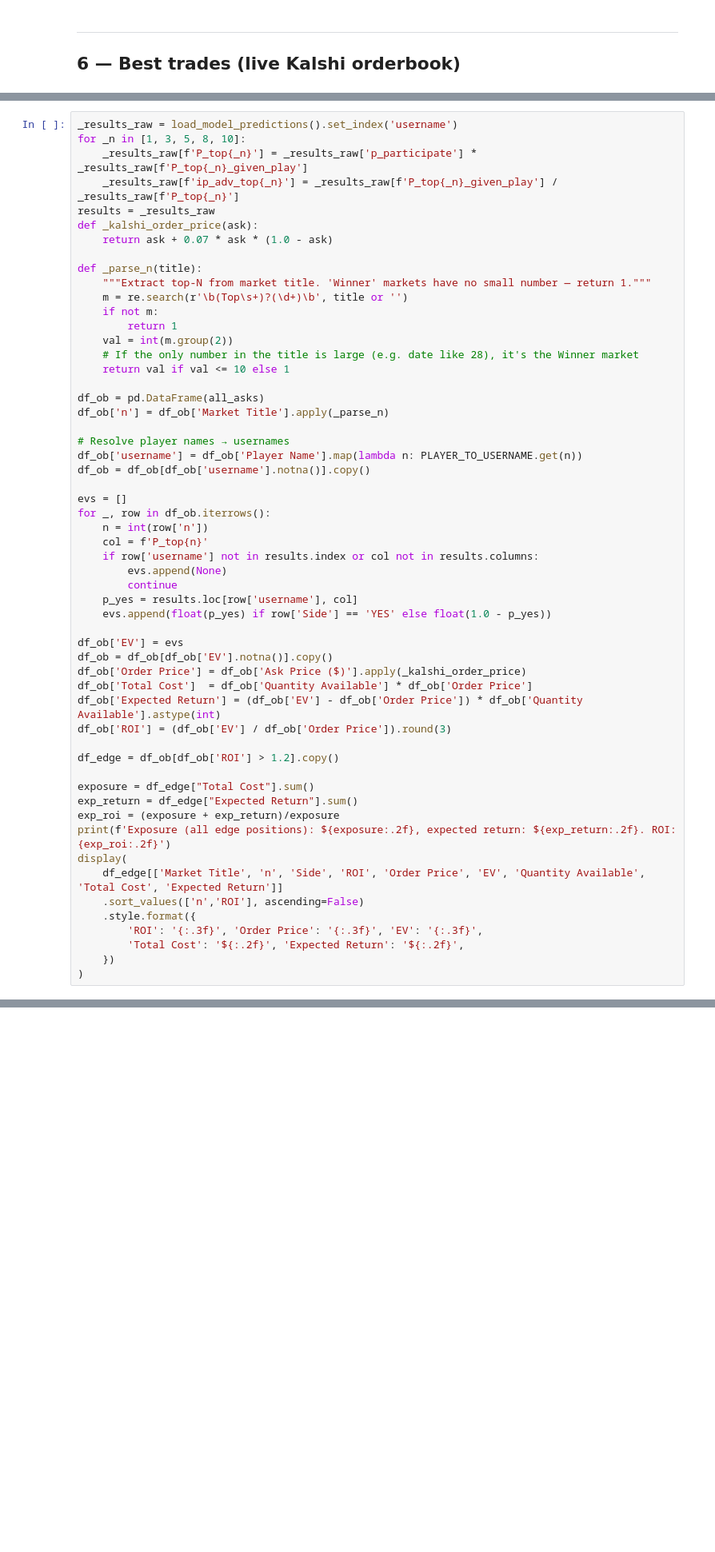
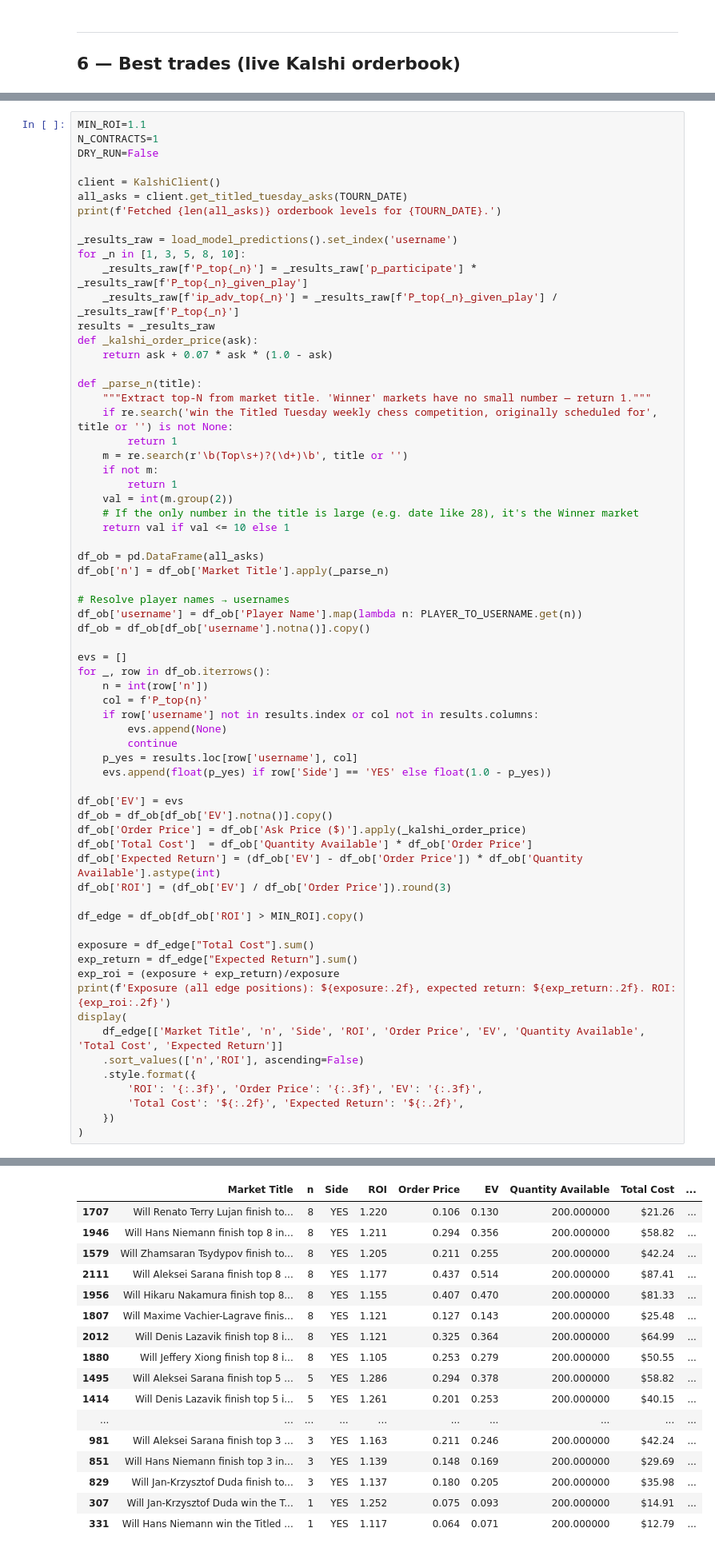
Before and after one commit to EvanMcCormick37/titled-tuesday-analysis, a Jupyter notebook: notebooks/command-center.ipynb, the cells around one changed output, grey strips where cells are left out. Shown at 80% size. Saved outputs shown, nothing was run; the diff lists cells and outputs as text; blank space fills up the shorter version.

```diff
--- a/notebooks/command-center.ipynb
+++ b/notebooks/command-center.ipynb
@@ -289,4 +440,12 @@ KeyboardInterrupt:
 # %%
+MIN_ROI=1.1
+N_CONTRACTS=1
+DRY_RUN=False
+
+client = KalshiClient()
+all_asks = client.get_titled_tuesday_asks(TOURN_DATE)
+print(f'Fetched {len(all_asks)} orderbook levels for {TOURN_DATE}.')
+
 _results_raw = load_model_predictions().set_index('username')
 for _n in [1, 3, 5, 8, 10]:
     _results_raw[f'P_top{_n}'] = _results_raw['p_participate'] * _results_raw[f'P_top{_n}_given_play']
@@ -297,6 +456,8 @@ def _kalshi_order_price(ask):
 
 def _parse_n(title):
     """Extract top-N from market title. 'Winner' markets have no small number — return 1."""
+    if re.search('win the Titled Tuesday weekly chess competition, originally scheduled for', title or '') is not None:
+        return 1
     m = re.search(r'\b(Top\s+)?(\d+)\b', title or '')
     if not m:
         return 1
@@ -328,7 +489,7 @@ df_ob['Total Cost']  = df_ob['Quantity Available'] * df_ob['Order Price']
 df_ob['Expected Return'] = (df_ob['EV'] - df_ob['Order Price']) * df_ob['Quantity Available'].astype(int)
 df_ob['ROI'] = (df_ob['EV'] / df_ob['Order Price']).round(3)
 
-df_edge = df_ob[df_ob['ROI'] > 1.2].copy()
+df_edge = df_ob[df_ob['ROI'] > MIN_ROI].copy()
 
 exposure = df_edge["Total Cost"].sum()
 exp_return = df_edge["Expected Return"].sum()
@@ -346,0 +509,17 @@ KeyError: 'Market Title'
+|  | Market Title | n | Side | ROI | Order Price | EV | Quantity Available | Total Cost | ... |
+| 1707 | Will Renato Terry Lujan finish to... | 8 | YES | 1.220 | 0.106 | 0.130 | 200.000000 | $21.26 | ... |
+| 1946 | Will Hans Niemann finish top 8 in... | 8 | YES | 1.211 | 0.294 | 0.356 | 200.000000 | $58.82 | ... |
+| 1579 | Will Zhamsaran Tsydypov finish to... | 8 | YES | 1.205 | 0.211 | 0.255 | 200.000000 | $42.24 | ... |
+| 2111 | Will Aleksei Sarana finish top 8 ... | 8 | YES | 1.177 | 0.437 | 0.514 | 200.000000 | $87.41 | ... |
+| 1956 | Will Hikaru Nakamura finish top 8... | 8 | YES | 1.155 | 0.407 | 0.470 | 200.000000 | $81.33 | ... |
+| 1807 | Will Maxime Vachier-Lagrave finis... | 8 | YES | 1.121 | 0.127 | 0.143 | 200.000000 | $25.48 | ... |
+| 2012 | Will Denis Lazavik finish top 8 i... | 8 | YES | 1.121 | 0.325 | 0.364 | 200.000000 | $64.99 | ... |
+| 1880 | Will Jeffery Xiong finish top 8 i... | 8 | YES | 1.105 | 0.253 | 0.279 | 200.000000 | $50.55 | ... |
+| 1495 | Will Aleksei Sarana finish top 5 ... | 5 | YES | 1.286 | 0.294 | 0.378 | 200.000000 | $58.82 | ... |
+| 1414 | Will Denis Lazavik finish top 5 i... | 5 | YES | 1.261 | 0.201 | 0.253 | 200.000000 | $40.15 | ... |
+| ... | ... | ... | ... | ... | ... | ... | ... | ... | ... |
+| 981 | Will Aleksei Sarana finish top 3 ... | 3 | YES | 1.163 | 0.211 | 0.246 | 200.000000 | $42.24 | ... |
+| 851 | Will Hans Niemann finish top 3 in... | 3 | YES | 1.139 | 0.148 | 0.169 | 200.000000 | $29.69 | ... |
+| 829 | Will Jan-Krzysztof Duda finish to... | 3 | YES | 1.137 | 0.180 | 0.205 | 200.000000 | $35.98 | ... |
+| 307 | Will Jan-Krzysztof Duda win the T... | 1 | YES | 1.252 | 0.075 | 0.093 | 200.000000 | $14.91 | ... |
+| 331 | Will Hans Niemann win the Titled ... | 1 | YES | 1.117 | 0.064 | 0.071 | 200.000000 | $12.79 | ... |
```
Also changed, not shown: parts of 12 cells of this notebook, 13 other files.
